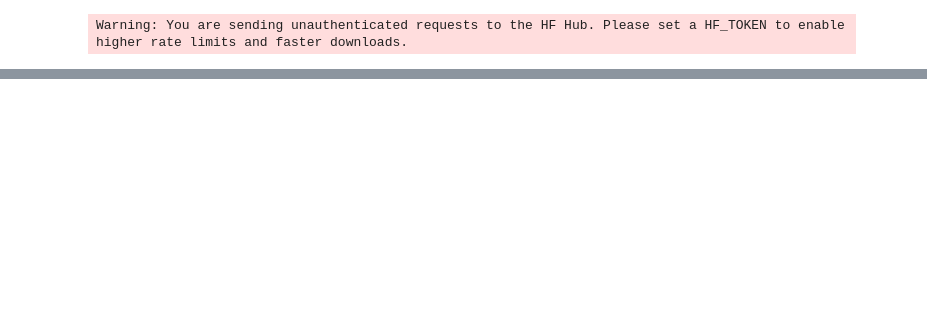
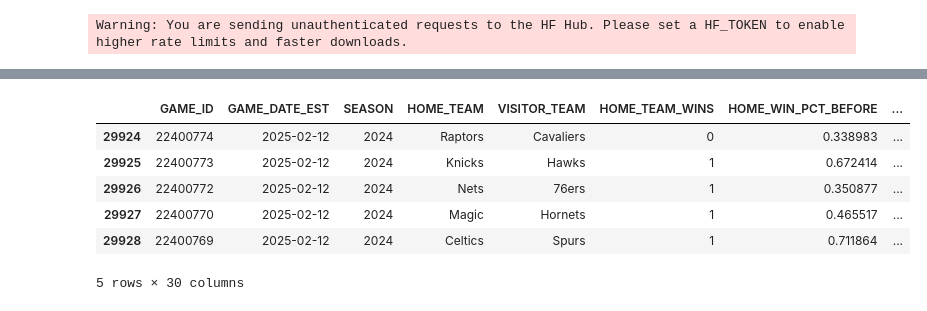
Before and after one commit to ronnie-alfaro/ML_experiments, a Jupyter notebook: nba-ml.ipynb, the cells around one changed output, grey strips where cells are left out. Cells and saved outputs as stored; diff of their text form; code cells hidden in the pictures; blank space fills up the shorter version.

```diff
--- a/nba-ml.ipynb
+++ b/nba-ml.ipynb
@@ -179,0 +185,50 @@ team_games_df[
+# %%
+model_df = home_features.merge(
+    away_features,
+    on="GAME_ID",
+    how="inner"
+)
+# %%
+game_info = games_df[[
+    "GAME_ID",
+    "GAME_DATE_EST",
+    "SEASON",
+    "HOME_TEAM",
+    "VISITOR_TEAM",
+    "HOME_TEAM_WINS"
+]].copy()
+# %%
+model_df = game_info.merge(
+    model_df,
+    on="GAME_ID",
+    how="inner"
+)
+# %%
+model_df["WIN_PCT_DIFF"] = (
+    model_df["HOME_WIN_PCT_BEFORE"]
+    - model_df["AWAY_WIN_PCT_BEFORE"]
+)
+
+for stat in [
+    "PTS_LAST_10",
+    "PTS_ALLOWED_LAST_10",
+    "FG_PCT_LAST_10",
+    "FT_PCT_LAST_10",
+    "FG3_PCT_LAST_10",
+    "AST_LAST_10",
+    "REB_LAST_10"
+]:
+    model_df[f"{stat}_DIFF"] = (
+        model_df[f"HOME_{stat}"]
+        - model_df[f"AWAY_{stat}"]
+    )
+# %%
+model_df.tail()
+# %% [output]
+|  | GAME_ID | GAME_DATE_EST | SEASON | HOME_TEAM | VISITOR_TEAM | HOME_TEAM_WINS | HOME_WIN_PCT_BEFORE | ... |
+| 29924 | 22400774 | 2025-02-12 | 2024 | Raptors | Cavaliers | 0 | 0.338983 | ... |
+| 29925 | 22400773 | 2025-02-12 | 2024 | Knicks | Hawks | 1 | 0.672414 | ... |
+| 29926 | 22400772 | 2025-02-12 | 2024 | Nets | 76ers | 1 | 0.350877 | ... |
+| 29927 | 22400770 | 2025-02-12 | 2024 | Magic | Hornets | 1 | 0.465517 | ... |
+| 29928 | 22400769 | 2025-02-12 | 2024 | Celtics | Spurs | 1 | 0.711864 | ... |
+5 rows × 30 columns
```
Also changed, not shown: parts of 3 cells of this notebook.
